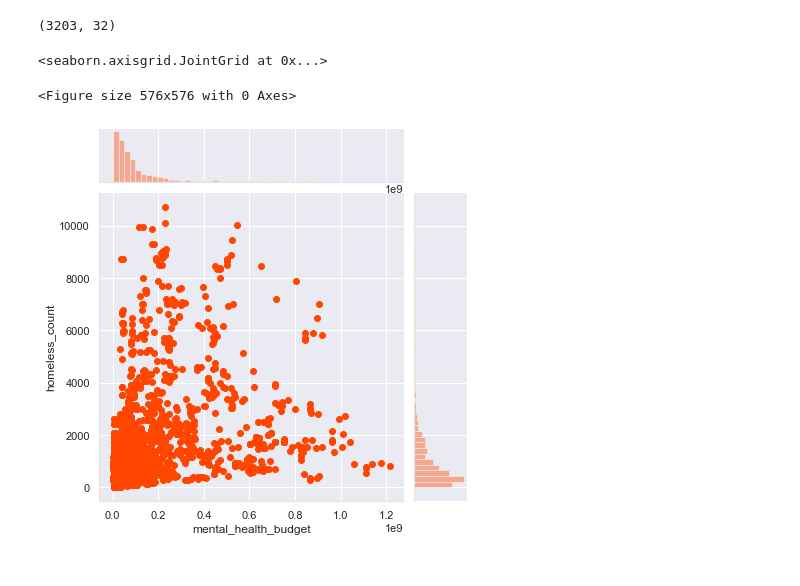
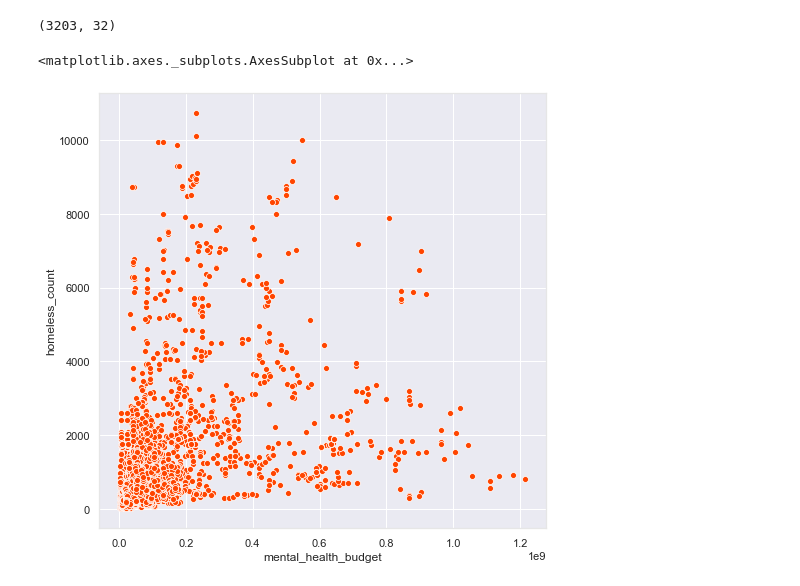
Before and after one commit to windyseng/predicting_homelessness, a Jupyter notebook: predict_homeless_3.ipynb, the cells around one changed output. Saved outputs shown, nothing was run; the diff lists cells and outputs as text; code cells hidden in the pictures.

```diff
--- a/predict_homeless_3.ipynb
+++ b/predict_homeless_3.ipynb
@@ -450,10 +455,9 @@ new_df['mental_health_budget'] = new_df['mental_health_budget'].apply(lambda x:
 new_df.drop('smha_per_capita', axis=1, inplace=True)
 # %%
 fig = plt.figure(figsize=(8,8))
-sns.jointplot(x=new_df['mental_health_budget'], y=new_df['homeless_count'], color='orangered' )
+sns.scatterplot(x=new_df['mental_health_budget'], y=new_df['homeless_count'], color='orangered' )
 # %% [output]
-<seaborn.axisgrid.JointGrid at 0x...>
+<matplotlib.axes._subplots.AxesSubplot at 0x...>
-<Figure size 576x576 with 0 Axes>
-[figure, old version]
+[figure, new version]
 # %%
 #new_df.to_csv('feat_data.csv')
```
Also changed, not shown: parts of 2 cells of this notebook, 1 other file.
